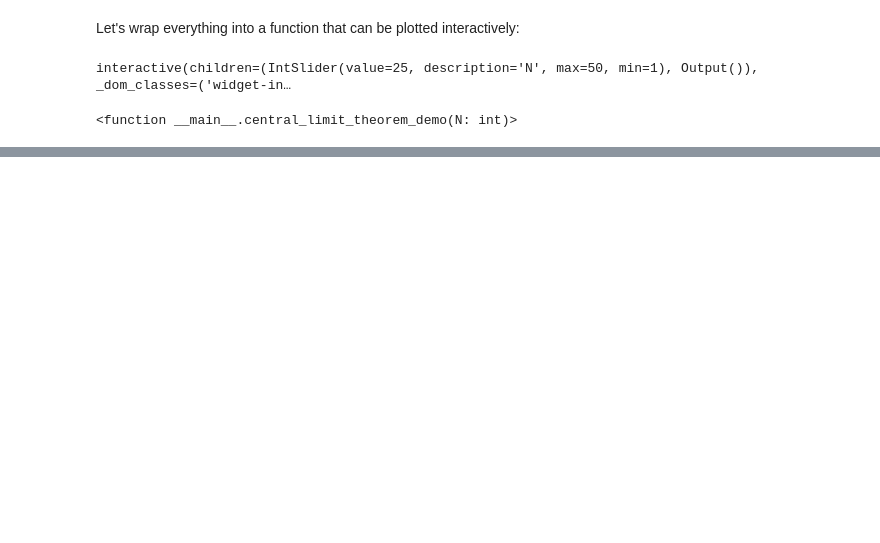
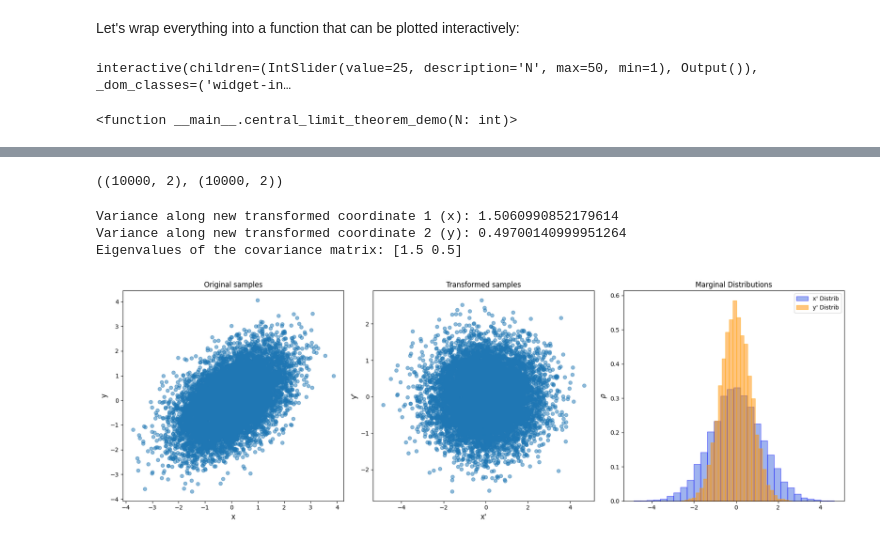
Before and after one commit to mirko-leccese/The-Machine-Learning-Project, a Jupyter notebook: probability/gaussian_distribution.ipynb, the cells around one changed output, grey strips where cells are left out. Drawn from its saved outputs; the diff is of its cells as text; code cells hidden in the pictures; blank space fills up the shorter version.

Commit message:
feat: add multivariate case to gaussian distrib

```diff
--- a/probability/gaussian_distribution.ipynb
+++ b/probability/gaussian_distribution.ipynb
@@ -392,0 +515,3 @@ interactive(children=(IntSlider(value=25, description='N', max=50, min=1), Outpu
+# %%
+# let compute the eigenvalues and eigenvectors of the covariance matrix
+eigenvalues, eigenvectors = np.linalg.eig(cov)
@@ -392,0 +530,15 @@ interactive(children=(IntSlider(value=25, description='N', max=50, min=1), Outpu
+# %%
+# Our transformation matrix is the eigenvectors matrix:
+U = eigenvectors
+# %%
+# let now generate a sample, drawing from the multivariate Gaussian distribution
+num_samples = 10000
+original_samples = np.random.multivariate_normal(mu, cov, num_samples)
+# %%
+# Let now transform the sample
+transf_samples = np.dot(original_samples-mu, U)
+# %%
+# check the size
+original_samples.shape, transf_samples.shape
+# %% [output]
+((10000, 2), (10000, 2))
@@ -392,0 +549,37 @@ interactive(children=(IntSlider(value=25, description='N', max=50, min=1), Outpu
+# %%
+# Let compare with the eigenvalues:
+print("Variance along new transformed coordinate 1 (x):", transf_sigma_x)
+print("Variance along new transformed coordinate 2 (y):", transf_sigma_y)
+print("Eigenvalues of the covariance matrix:", eigenvalues)
+# %% [output]
+Variance along new transformed coordinate 1 (x): 1.5060990852179614
+Variance along new transformed coordinate 2 (y): 0.49700140999951264
+Eigenvalues of the covariance matrix: [1.5 0.5]
+# %%
+# Now, let's plot the original and transformed samples along with the new indipendent distributions:
+# Plot all three plots: original samples, transformed samples, and histograms of the marginal distributions
+fig, ax = plt.subplots(1, 3, figsize=(18, 6))
+
+# Plot original samples
+ax[0].scatter(original_samples[:, 0], original_samples[:, 1], alpha=0.5, label='Original Samples')
+ax[0].set_xlabel('x', fontsize=12)
+ax[0].set_ylabel('y', fontsize=12)
+ax[0].set_title('Original samples', fontsize=12)
+
+# Plot transformed samples
+ax[1].scatter(transf_samples[:, 0], transf_samples[:, 1], alpha=0.5, label='Transformed Samples')
+ax[1].set_xlabel("x'", fontsize=12)
+ax[1].set_ylabel("y'", fontsize=12)
+ax[1].set_title('Transformed samples', fontsize=12)
+
+# Plot histograms of the marginal distributions
+ax[2].hist(transf_samples[:, 0], bins=30, alpha=0.5, color="royalblue", edgecolor="blue", density=True, label="x' Distrib")
+ax[2].hist(transf_samples[:, 1], bins=30, alpha=0.5, color="darkorange", edgecolor="orange", density=True, label="y' Distrib")
+ax[2].set_ylabel(r'$\rho$', fontsize=12)
+ax[2].set_title('Marginal Distributions', fontsize=12)
+ax[2].legend()
+
+plt.tight_layout()
+plt.show()
+# %% [output]
+[figure, added]
```
Also changed, not shown: parts of 13 cells of this notebook.
